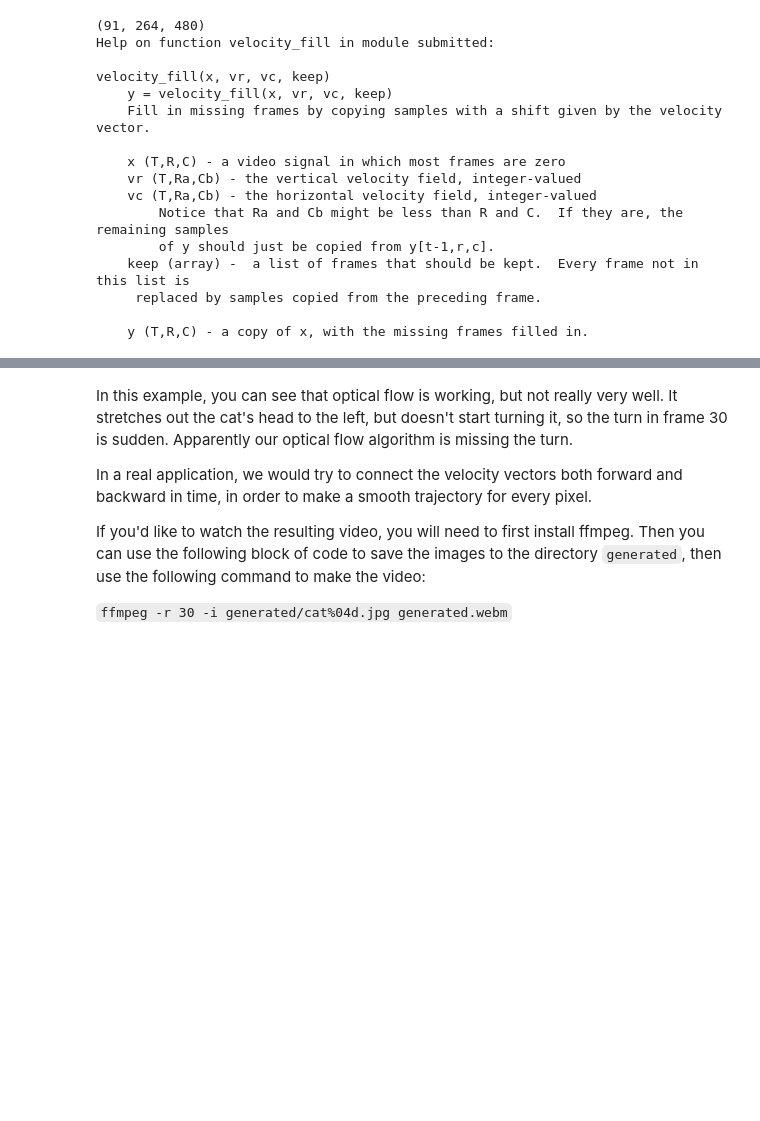
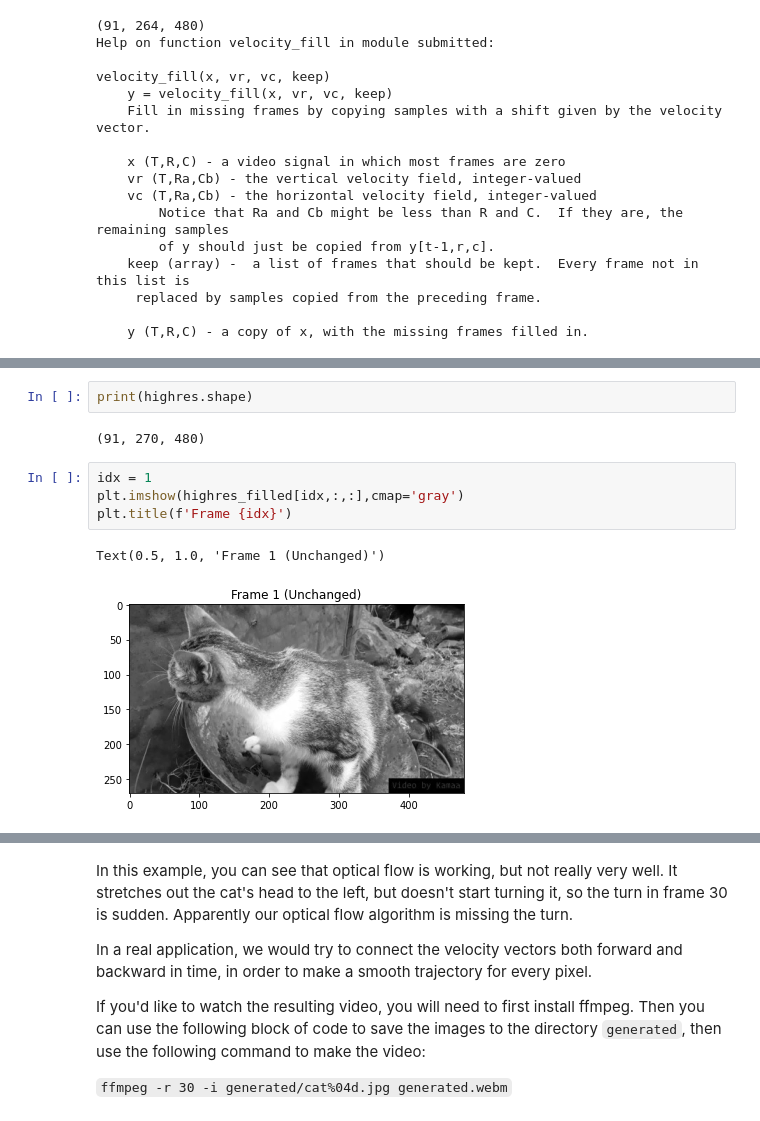
Before and after one commit to RickyL-2000/ECE417, a Jupyter notebook: mp2/mp2_notebook.ipynb, the cells around one changed output, grey strips where cells are left out. Cells and saved outputs as stored; diff of their text form; blank space fills up the shorter version.

```diff
--- a/mp2/mp2_notebook.ipynb
+++ b/mp2/mp2_notebook.ipynb
@@ -410,4 +410,15 @@ print(highres_filled.shape)
 (91, 270, 480)
+# %%
+print(highres.shape)
+# %% [output]
+(91, 270, 480)
+# %%
+idx = 1
+plt.imshow(highres_filled[idx,:,:],cmap='gray')
+plt.title(f'Frame {idx}')
+# %% [output]
+Text(0.5, 1.0, 'Frame 1 (Unchanged)')
+[figure, added]
 # %%
 fig, ((ax1, ax2),(ax3,ax4)) = plt.subplots(2,2,figsize=(14, 12))
 ax1.imshow(highres_filled[0,:,:],cmap='gray')
```
Also changed, not shown: parts of 9 cells of this notebook, 2 other files.
